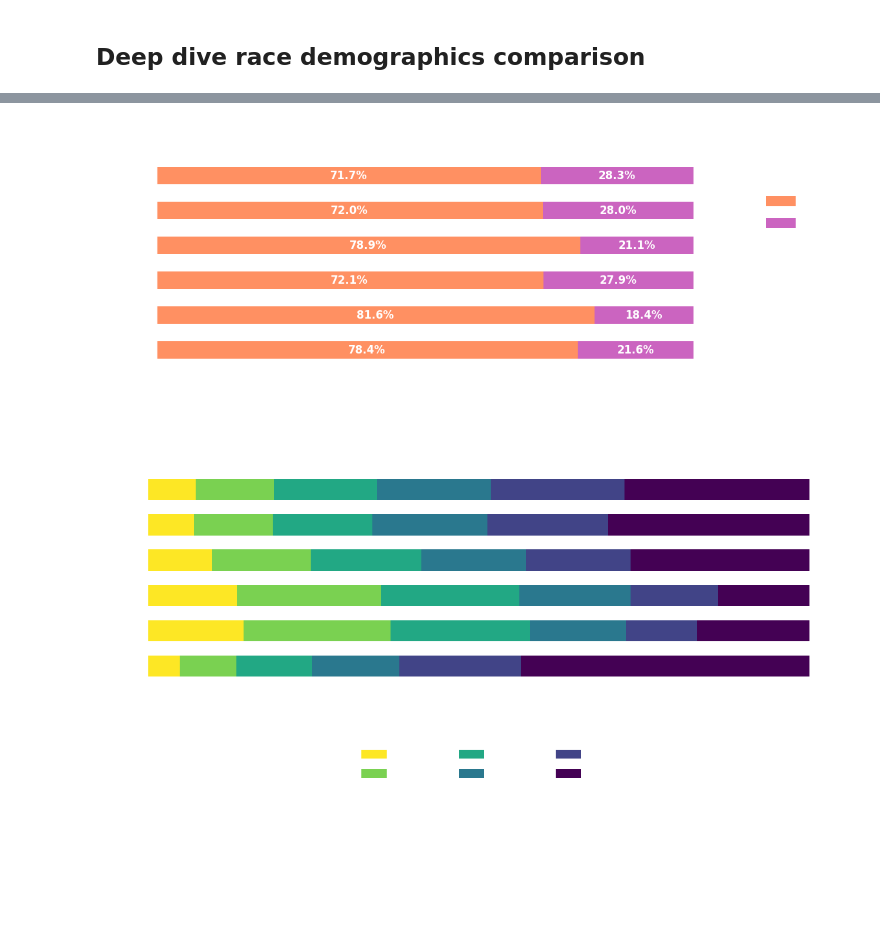
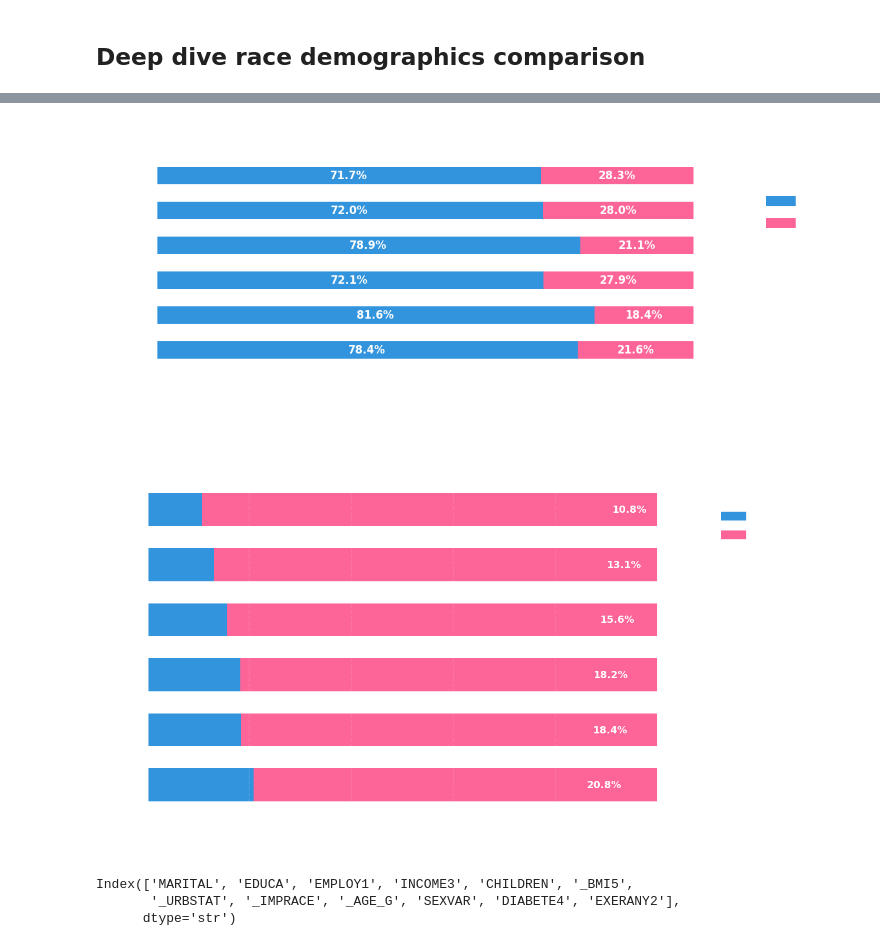
Before and after one commit to yukienjoyer7/Diabetes-Early-Diagnosis-BRFSS-2024, a Jupyter notebook: EDA_Demographics_Dion.ipynb, the cells around one changed output, grey strips where cells are left out. Saved outputs shown, nothing was run; the diff lists cells and outputs as text; code cells hidden in the pictures; blank space fills up the shorter version.

```diff
--- a/EDA_Demographics_Dion.ipynb
+++ b/EDA_Demographics_Dion.ipynb
@@ -241,7 +250,7 @@ Index(['MARITAL', 'EDUCA', 'EMPLOY1', 'INCOME3', 'CHILDREN', '_BMI5',
       dtype='str')
 # %%
 neon_cmap = load_cmap('Neon')
-neon_colors = neon_cmap.colors
+neon_colors = np.array(neon_cmap.colors)
 
 sns.set_palette(sns.color_palette(neon_colors))
 
@@ -909,14 +914,12 @@ df_eda["EXERANY2"] = df["EXERANY2"].map({
 df_eda.dropna(inplace=True)
 # %%
 df_race_exer = df_eda[df_eda['_IMPRACE'].isin(target_races)].copy()
-
 dist_race_exer = pd.crosstab(df_race_exer['_IMPRACE'], df_race_exer['EXERANY2'], normalize='index') * 100
-
 dist_race_exer = dist_race_exer.reindex(index=target_races, columns=['Yes', 'No'])
 
 fig, ax = plt.subplots(figsize=(12, 5))
 
-dist_race_exer.plot(kind='barh', stacked=True, ax=ax, color=[neon_colors[0], neon_colors[2]], width=0.5)
+dist_race_exer.plot(kind='barh', stacked=True, ax=ax, color=[neon_colors[3], neon_colors[1]], width=0.5)
 
 for p in ax.patches:
     width = p.get_width()
@@ -939,31 +942,45 @@ plt.tight_layout()
 plt.savefig('./outputs/deepdive/deepdive_race_exercise_ppt.png', transparent=True, dpi=300, bbox_inches='tight')
 plt.show()
 # %% [output]
-[figure, old version]
+[figure, new version]
 # %%
-target_races = ['White', 'Asian', 'Hispanic', 'Other', 'Black', 'AI/AN']
+senior_age = ['55-64', ' 65+']
 
-df_race_age = df_eda[df_eda['_IMPRACE'].isin(target_races)].copy()
+df_race_age['AGE_BIN'] = df_race_age['_AGE_G'].apply(
+    lambda x: 'Senior (55+)' if x in senior_age else 'Under 55'
+)
 
-age_order = ['18-24', '25-34', '35-44', '45-54', '55-64', '65+']
+dist_age_bin = pd.crosstab(df_race_age['_IMPRACE'], df_race_age['AGE_BIN'], normalize='index') * 100
+dist_age_bin = dist_age_bin.sort_values('Senior (55+)', ascending=False)
 
-dist_race_age = pd.crosstab(df_race_age['_IMPRACE'], df_race_age['_AGE_G'], normalize='index') * 100
-dist_race_age = dist_race_age.reindex(index=target_races, columns=age_order)
+fig, ax = plt.subplots(figsize=(14, 8))
 
-fig, ax = plt.subplots(figsize=(14, 7))
+dist_age_bin.plot(kind='barh', stacked=True, ax=ax, color=neon_colors[[3,1]], width=0.6)
 
-dist_race_age.plot(kind='barh', stacked=True, ax=ax, cmap='viridis_r', width=0.6)
+for i, (race, row) in enumerate(dist_age_bin.iterrows()):
+    val = row['Senior (55+)']
+    # Letakkan teks di tengah-tengah bar Senior
+    ax.text(100 - (val/2), i, f'{val:.1f}%',
+            va='center', ha='center', color='#FFFFFF', fontweight='bold', fontsize=13)
 
-plt.title('Struktur Demografi: Distribusi Usia pada Kelompok Ras Berisiko',
-          fontsize=16, weight='bold', color='#FFFFFF', pad=25)
-plt.xlabel('Proporsi Kelompok Usia dalam Ras (%)', fontsize=12, weight='bold', color='#FFFFFF', labelpad=15)
+plt.title('Disparitas Usia: Proporsi Populasi Berisiko Tinggi (55+) per Ras',
+          fontsize=18, weight='bold', color='#FFFFFF', pad=35)
+plt.xlabel('Proporsi Populasi (%)', fontsize=12, weight='bold', color='#FFFFFF', labelpad=15)
 plt.ylabel('')
 
-plt.legend(title='Kelompok Usia', bbox_to_anchor=(0.5, -0.15), loc='upper center',
-           ncol=3, facecolor='none', edgecolor='#FFFFFF', labelcolor='#FFFFFF')
+plt.legend(title='Kelompok Usia', bbox_to_anchor=(1.05, 1), loc='upper left',
+           facecolor='none', edgecolor='#FFFFFF', labelcolor='#FFFFFF')
+
+ax.grid(True, axis='x', color='#FFFFFF', alpha=0.1, linestyle='--')
 
 plt.tight_layout()
-plt.savefig('./outputs/deepdive/deepdive_race_age_ppt.png', transparent=True, dpi=300, bbox_inches='tight')
+plt.savefig('./outputs/deepdive/deepdive_race_age_binary_55.png', transparent=True, dpi=300, bbox_inches='tight')
 plt.show()
 # %% [output]
-[figure, old version]
+[figure, new version]
+# %%
+df_eda.columns
+# %% [output]
+Index(['MARITAL', 'EDUCA', 'EMPLOY1', 'INCOME3', 'CHILDREN', '_BMI5',
+       '_URBSTAT', '_IMPRACE', '_AGE_G', 'SEXVAR', 'DIABETE4', 'EXERANY2'],
+      dtype='str')
```
Also changed, not shown: parts of 33 cells of this notebook, 16 other files.
